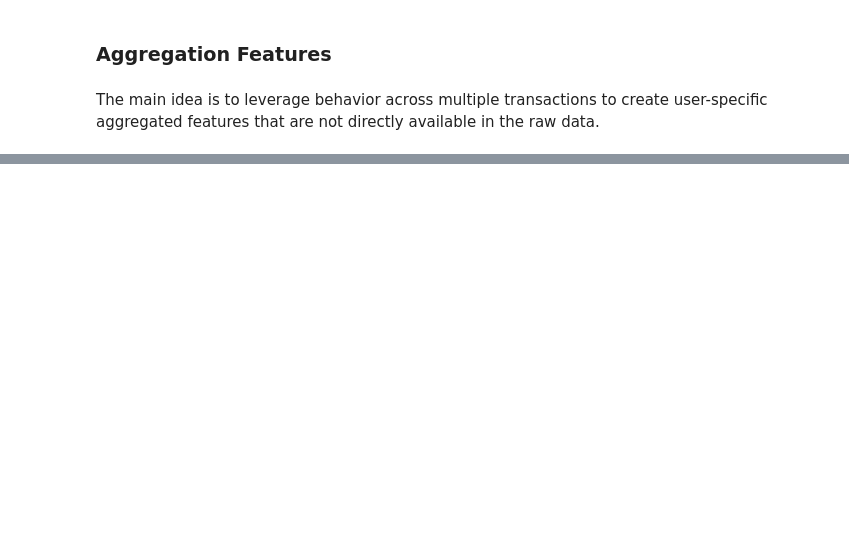
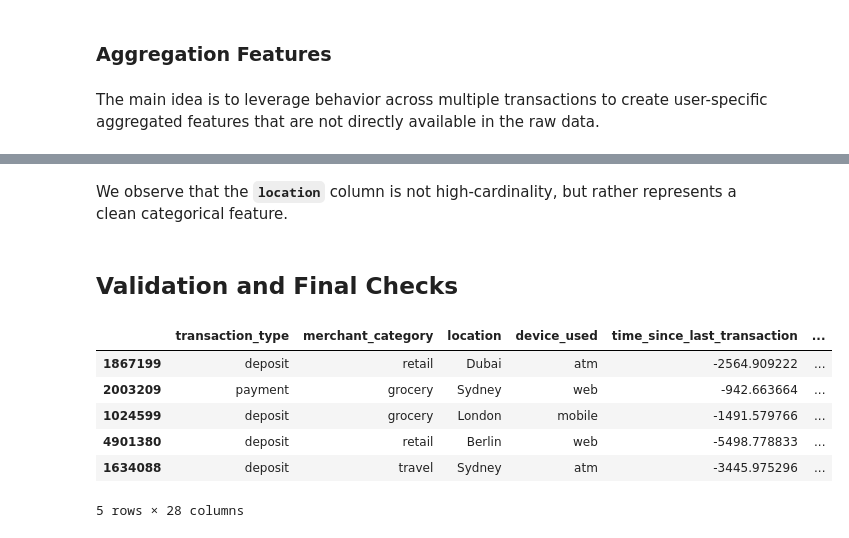
Before and after one commit to TobiSchl2010/financial-transaction-fraud-detection, a Jupyter notebook: notebooks/02_feature_engineering.ipynb, the cells around one changed output, grey strips where cells are left out. Drawn from its saved outputs; the diff is of its cells as text; code cells hidden in the pictures; blank space fills up the shorter version.

```diff
--- a/notebooks/02_feature_engineering.ipynb
+++ b/notebooks/02_feature_engineering.ipynb
@@ -341,15 +329,6 @@ X_test["long_inactivity"] = (X_test["time_since_last_transaction"] > 5755).astyp
 ### Aggregation Features
 # %% [markdown]
 The main idea is to leverage behavior across multiple transactions to create user-specific aggregated features that are not directly available in the raw data.
-# %%
-# 1. Compute transaction count per sender on training data
-transaction_counts = X_train.groupby("sender_account").size()
-
-# 2. Map to training data
-X_train["transactions_per_sender"] = X_train["sender_account"].map(transaction_counts)
-
-# 3. Map to test data (IMPORTANT: use train stats!)
-X_test["transactions_per_sender"] = X_test["sender_account"].map(transaction_counts)
 # %%
 # 1. Compute averages ONLY on training data
 sender_avg = X_train.groupby("sender_account")["amount"].mean()
@@ -369,0 +351,18 @@ X_test["unique_receivers_per_sender"] = X_test["sender_account"].map(unique_rece
+# %%
+accounts_per_device = X_train.groupby("device_hash")["sender_account"].nunique()
+
+# Map to training data
+X_train["accounts_per_device"] = X_train["device_hash"].map(accounts_per_device)
+
+# Map to test data (IMPORTANT: use train stats!)
+X_test["accounts_per_device"] = X_test["device_hash"].map(accounts_per_device)
+X_test["accounts_per_device"] = X_test["accounts_per_device"].fillna(0)
+# %%
+transaction_counts_per_ip = X_train.groupby("ip_address").size()
+
+# Map to training data
+X_train["transactions_per_ip"] = X_train["ip_address"].map(transaction_counts_per_ip)
+
+# Map to test data (IMPORTANT: use train stats!)
+X_test["transactions_per_ip"] = X_test["ip_address"].map(transaction_counts_per_ip)
+X_test["transactions_per_ip"] = X_test["transactions_per_ip"].fillna(0)
@@ -369,0 +373,8 @@ X_test["unique_receivers_per_sender"] = X_test["sender_account"].map(unique_rece
+# %%
+# Drop identifier and high-cardinality columns
+# - transaction_id: pure identifier, no predictive value
+# - timestamp: replaced by extracted time-based features
+# - sender_account, receiver_account, device_hash, ip_address:
+#   high-cardinality features whose information is captured via aggregation features
+X_train = X_train.drop(["transaction_id", "timestamp", "sender_account", "receiver_account", "device_hash", "ip_address", "amount"], axis=1)
+X_test = X_test.drop(["transaction_id", "timestamp", "sender_account", "receiver_account", "device_hash", "ip_address", "amount"], axis=1)
@@ -369,0 +409,14 @@ X_test["unique_receivers_per_sender"] = X_test["sender_account"].map(unique_rece
+# %% [markdown]
+We observe that the **`location`** column is not high-cardinality, but rather represents a clean categorical feature.
+# %% [markdown]
+## Validation and Final Checks
+# %%
+X_train.head()
+# %% [output]
+|  | transaction_type | merchant_category | location | device_used | time_since_last_transaction | ... |
+| 1867199 | deposit | retail | Dubai | atm | -2564.909222 | ... |
+| 2003209 | payment | grocery | Sydney | web | -942.663664 | ... |
+| 1024599 | deposit | grocery | London | mobile | -1491.579766 | ... |
+| 4901380 | deposit | retail | Berlin | web | -5498.778833 | ... |
+| 1634088 | deposit | travel | Sydney | atm | -3445.975296 | ... |
+5 rows × 28 columns
```
Also changed, not shown: parts of 36 cells of this notebook, 9 other files.
